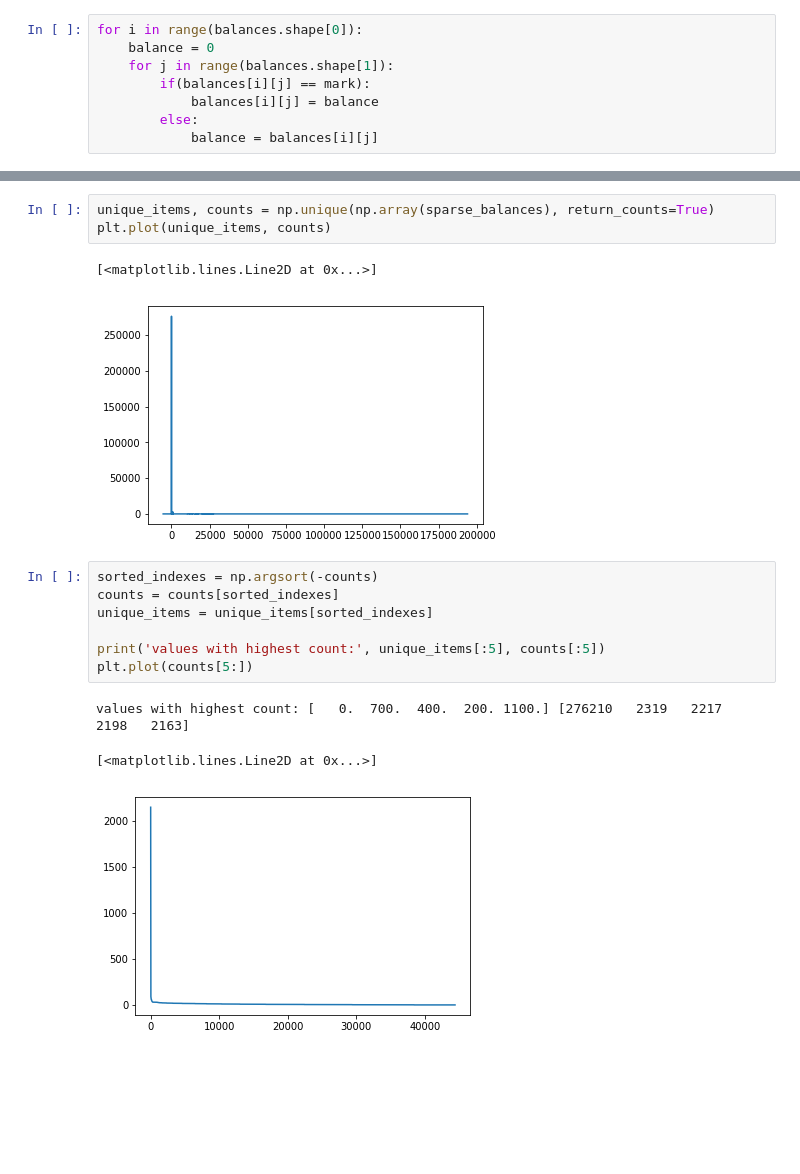
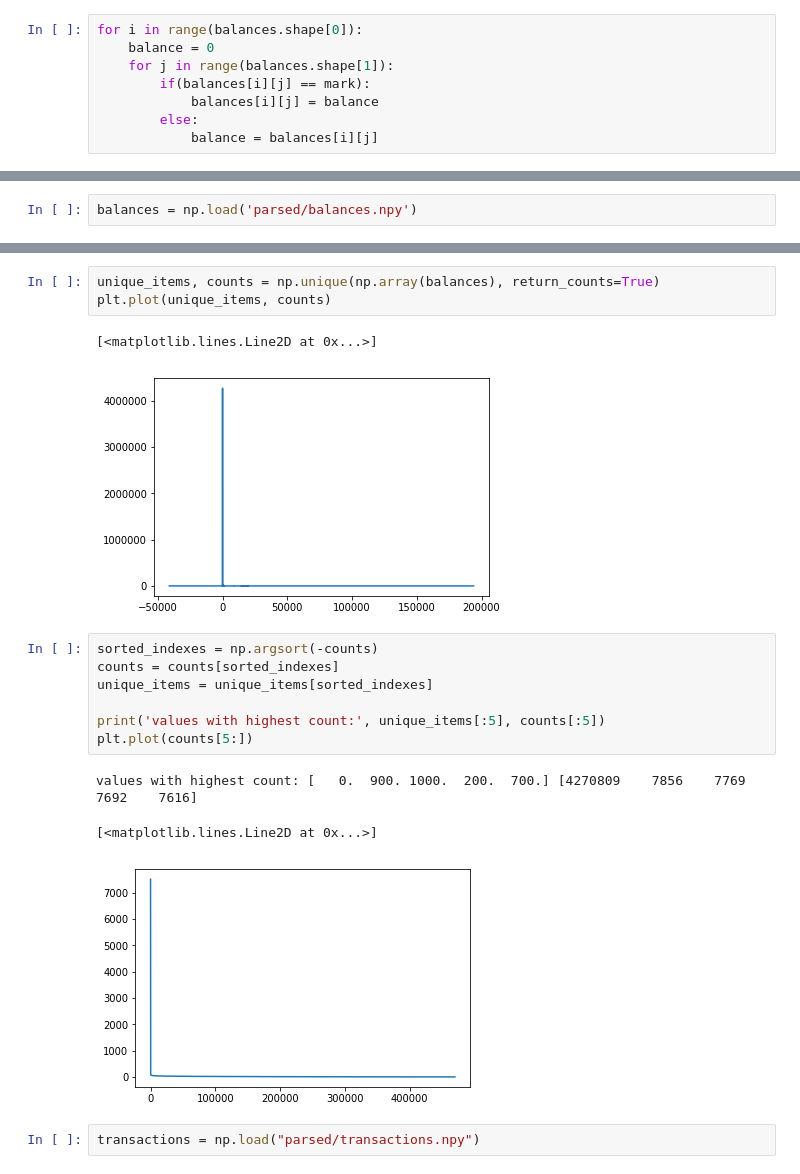
Before and after one commit to HitLuca/GANs_for_spiking_time_series, a Jupyter notebook: berka_dataset/dataset_analysis.ipynb, the cells around one changed output, grey strips where cells are left out. Cells and saved outputs as stored; diff of their text form; blank space fills up the shorter version.

```diff
--- a/berka_dataset/dataset_analysis.ipynb
+++ b/berka_dataset/dataset_analysis.ipynb
@@ -251,0 +258,2 @@ sparse_balances = io.mmread("parsed/sparse_balances.mtx").todense()
+# %%
+balances = np.load('parsed/balances.npy')
@@ -252,9 +268,9 @@ sparse_balances = io.mmread("parsed/sparse_balances.mtx").todense()
 # %%
-unique_items, counts = np.unique(np.array(sparse_balances), return_counts=True)
+unique_items, counts = np.unique(np.array(balances), return_counts=True)
 plt.plot(unique_items, counts)
 # %% [output]
 [<matplotlib.lines.Line2D at 0x...>]
-[figure, old version]
+[figure, new version]
 # %%
 sorted_indexes = np.argsort(-counts)
 counts = counts[sorted_indexes]
@@ -263,6 +279,8 @@ unique_items = unique_items[sorted_indexes]
 print('values with highest count:', unique_items[:5], counts[:5])
 plt.plot(counts[5:])
 # %% [output]
-values with highest count: [   0.  700.  400.  200. 1100.] [276210   2319   2217   2198   2163]
+values with highest count: [   0.  900. 1000.  200.  700.] [4270809    7856    7769    7692    7616]
 [<matplotlib.lines.Line2D at 0x...>]
-[figure, old version]
+[figure, new version]
+# %%
+transactions = np.load("parsed/transactions.npy")
```
Also changed, not shown: parts of 28 cells of this notebook, 6 other files.
